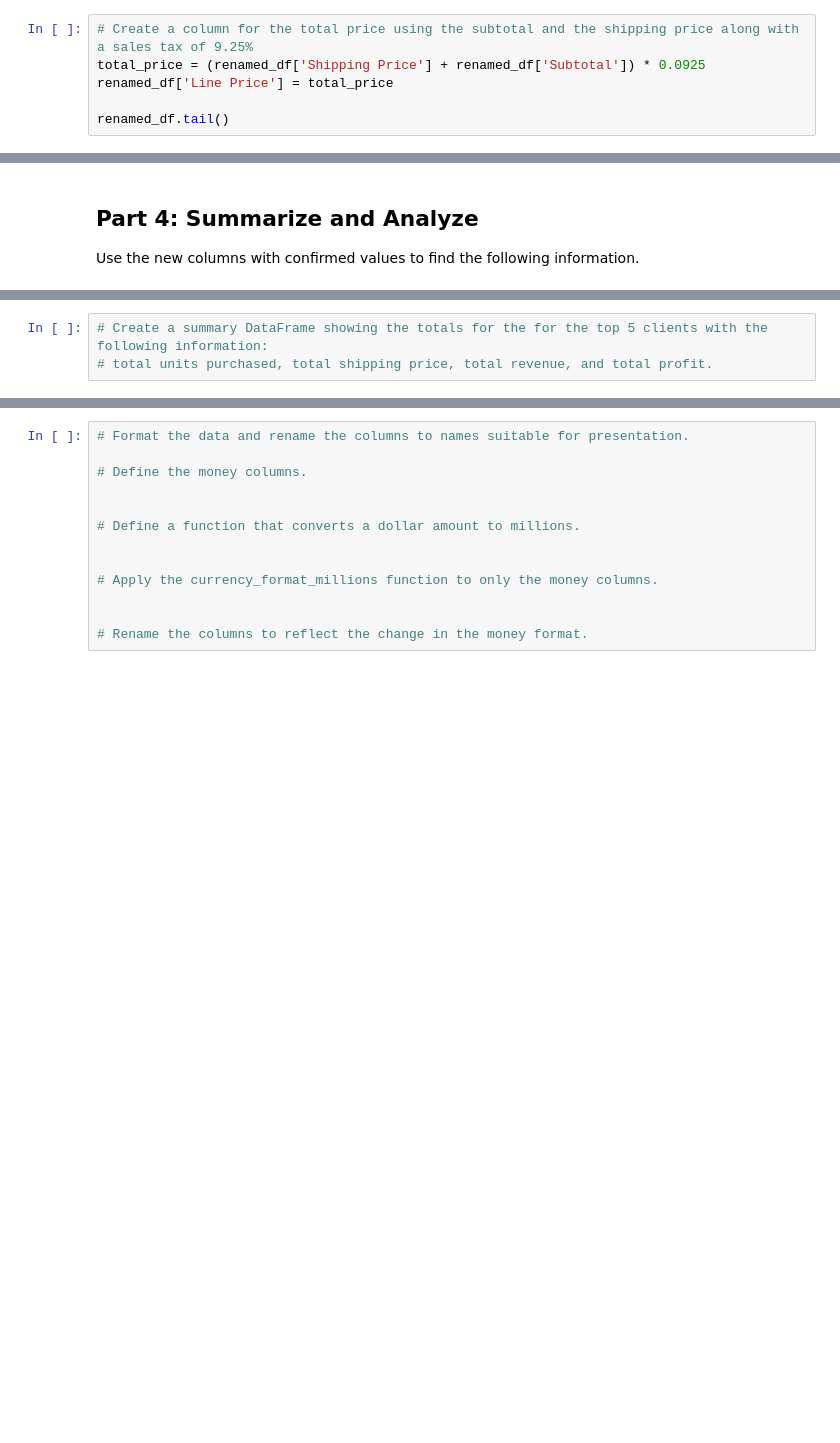
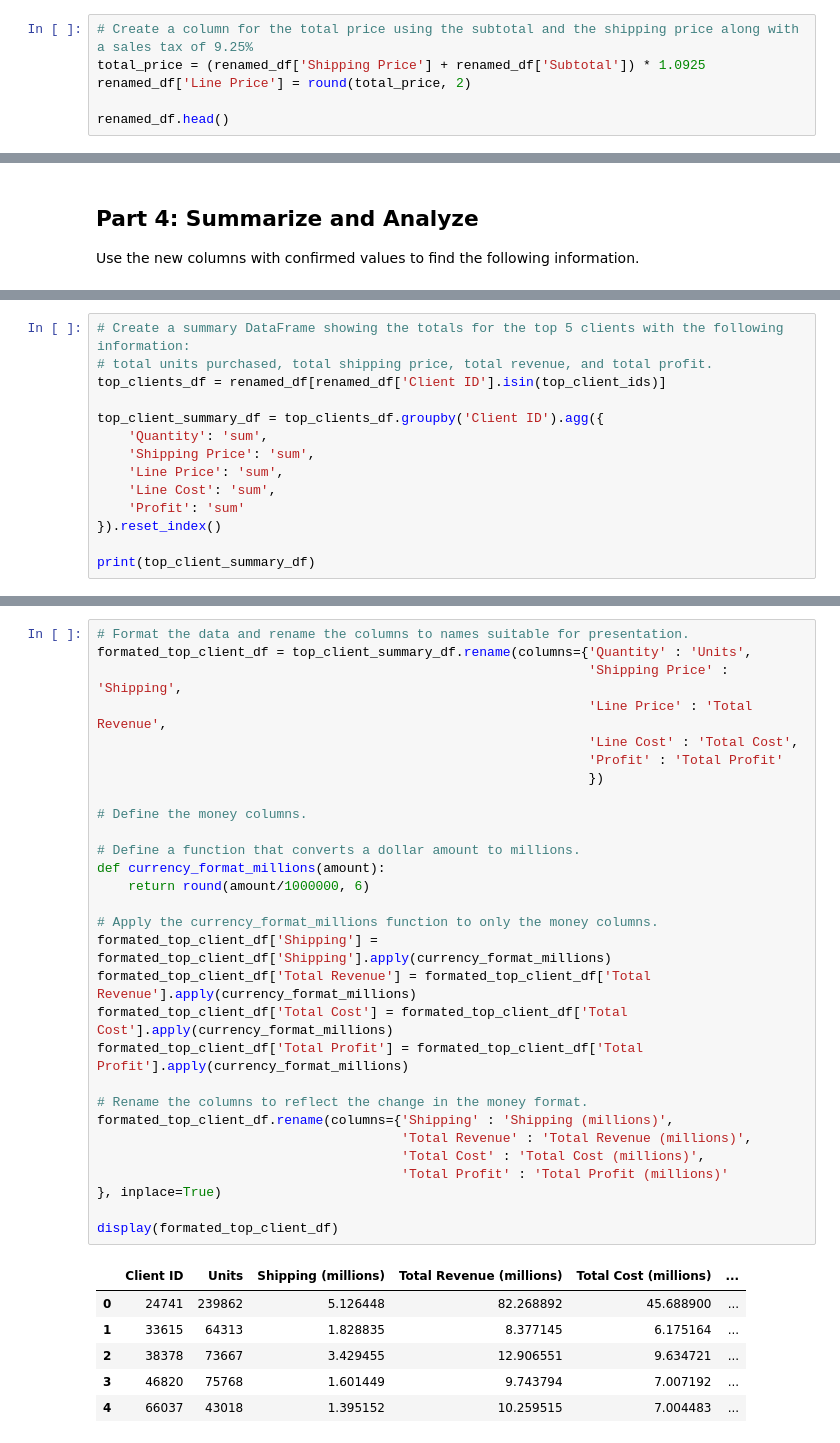
Before and after one commit to ronak-cmbyk/pandas-challenge-1, a Jupyter notebook: wholesale_data_analysis_starter_code.ipynb, the cells around one changed output, grey strips where cells are left out. Saved outputs shown, nothing was run; the diff lists cells and outputs as text; blank space fills up the shorter version.

```diff
--- a/wholesale_data_analysis_starter_code.ipynb
+++ b/wholesale_data_analysis_starter_code.ipynb
@@ -175,8 +177,8 @@ renamed_df.head()
 # %%
 # Create a column for the total price using the subtotal and the shipping price along with a sales tax of 9.25%
-total_price = (renamed_df['Shipping Price'] + renamed_df['Subtotal']) * 0.0925
-renamed_df['Line Price'] = total_price
+total_price = (renamed_df['Shipping Price'] + renamed_df['Subtotal']) * 1.0925
+renamed_df['Line Price'] = round(total_price, 2)
 
-renamed_df.tail()
+renamed_df.head()
 # %% [output]
 |  | First Name | Last Name | Job | Phone | Email | Client ID | Order ID | Order Date | Order Week | ... |
@@ -261,3 +279,14 @@ Use the new columns with confirmed values to find the following information.
 # %%
-# Create a summary DataFrame showing the totals for the for the top 5 clients with the following information:
+# Create a summary DataFrame showing the totals for the top 5 clients with the following information:
 # total units purchased, total shipping price, total revenue, and total profit.
+top_clients_df = renamed_df[renamed_df['Client ID'].isin(top_client_ids)]
+
+top_client_summary_df = top_clients_df.groupby('Client ID').agg({
+    'Quantity': 'sum',
+    'Shipping Price': 'sum',
+    'Line Price': 'sum',
+    'Line Cost': 'sum',
+    'Profit': 'sum'
+}).reset_index()
+
+print(top_client_summary_df)
@@ -264,14 +300,37 @@ Use the new columns with confirmed values to find the following information.
 # %%
 # Format the data and rename the columns to names suitable for presentation.
+formated_top_client_df = top_client_summary_df.rename(columns={'Quantity' : 'Units',
+                                                               'Shipping Price' : 'Shipping',
+                                                               'Line Price' : 'Total Revenue',
+                                                               'Line Cost' : 'Total Cost',
+                                                               'Profit' : 'Total Profit'
+                                                               })
 
 # Define the money columns.
 
-
 # Define a function that converts a dollar amount to millions.
-
+def currency_format_millions(amount):
+    return round(amount/1000000, 6)
 
 # Apply the currency_format_millions function to only the money columns.
-
+formated_top_client_df['Shipping'] = formated_top_client_df['Shipping'].apply(currency_format_millions)
+formated_top_client_df['Total Revenue'] = formated_top_client_df['Total Revenue'].apply(currency_format_millions)
+formated_top_client_df['Total Cost'] = formated_top_client_df['Total Cost'].apply(currency_format_millions)
+formated_top_client_df['Total Profit'] = formated_top_client_df['Total Profit'].apply(currency_format_millions)
 
 # Rename the columns to reflect the change in the money format.
+formated_top_client_df.rename(columns={'Shipping' : 'Shipping (millions)',
+                                       'Total Revenue' : 'Total Revenue (millions)',
+                                       'Total Cost' : 'Total Cost (millions)',
+                                       'Total Profit' : 'Total Profit (millions)'
+}, inplace=True)
+
+display(formated_top_client_df)
+# %% [output]
+|  | Client ID | Units | Shipping (millions) | Total Revenue (millions) | Total Cost (millions) | ... |
+| 0 | 24741 | 239862 | 5.126448 | 82.268892 | 45.688900 | ... |
+| 1 | 33615 | 64313 | 1.828835 | 8.377145 | 6.175164 | ... |
+| 2 | 38378 | 73667 | 3.429455 | 12.906551 | 9.634721 | ... |
+| 3 | 46820 | 75768 | 1.601449 | 9.743794 | 7.007192 | ... |
+| 4 | 66037 | 43018 | 1.395152 | 10.259515 | 7.004483 | ... |
 # %%
```
Also changed, not shown: parts of 18 cells of this notebook.
